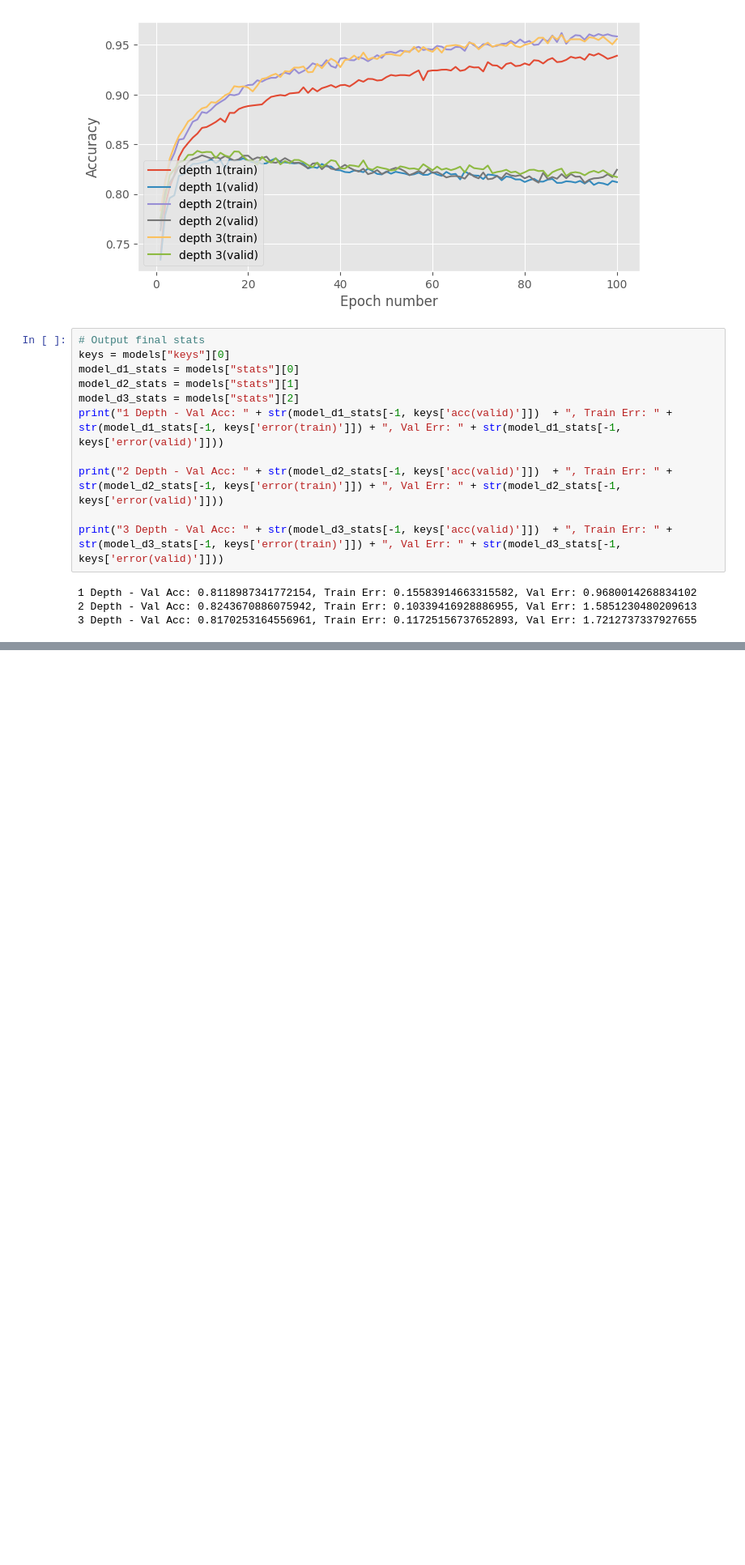
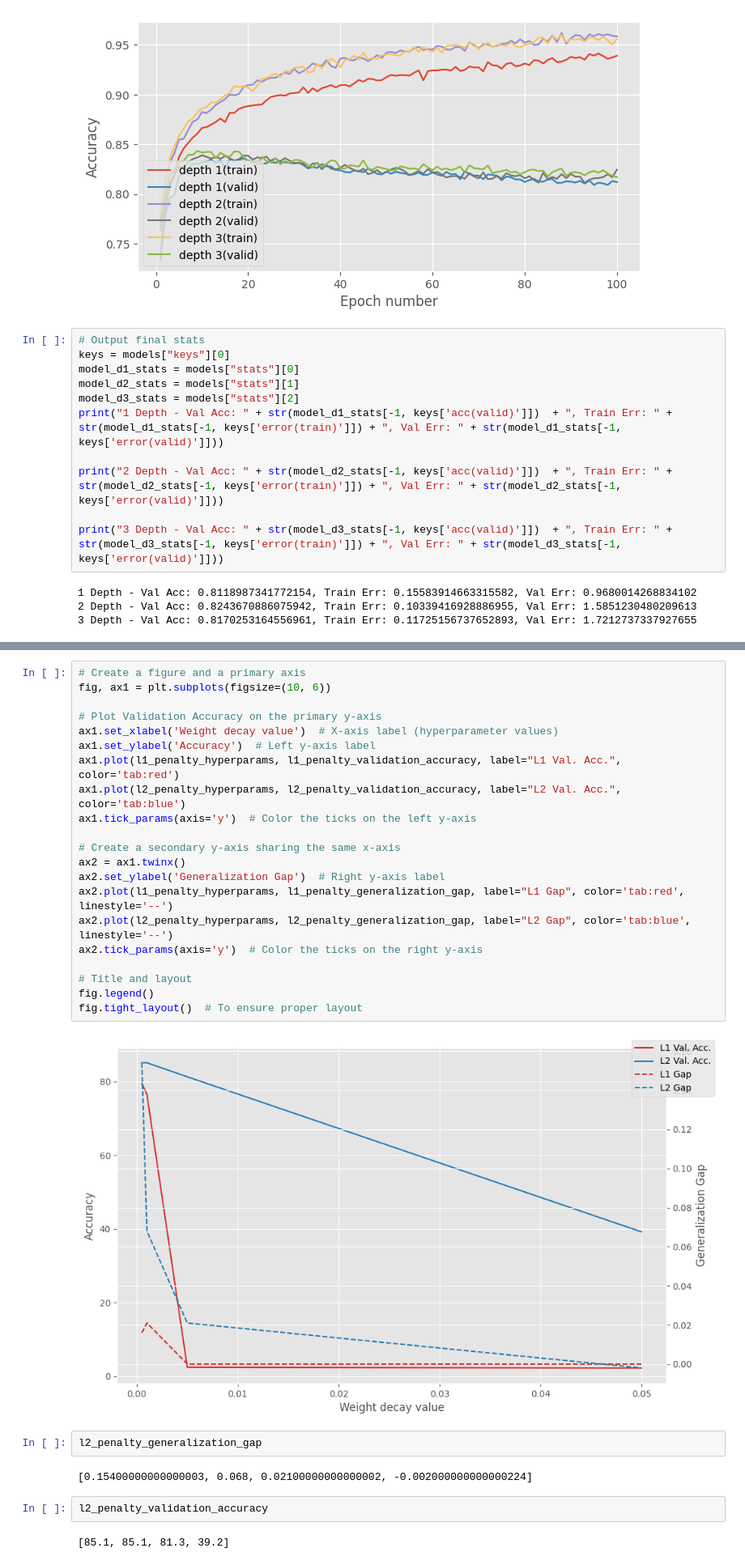
Before and after one commit to Lukas-Jurcaga/mlpractical, a Jupyter notebook: notebooks/Coursework_1.ipynb, the cells around one changed output, grey strips where cells are left out. Shown: that part at 81% size. Saved outputs shown, nothing was run; the diff lists cells and outputs as text; blank space fills up the shorter version.

```diff
--- a/notebooks/Coursework_1.ipynb
+++ b/notebooks/Coursework_1.ipynb
@@ -345,0 +446,31 @@ print("3 Depth - Val Acc: " + str(model_d3_stats[-1, keys['acc(valid)']])  + ",
+# %%
+# Create a figure and a primary axis
+fig, ax1 = plt.subplots(figsize=(10, 6))
+
+# Plot Validation Accuracy on the primary y-axis
+ax1.set_xlabel('Weight decay value')  # X-axis label (hyperparameter values)
+ax1.set_ylabel('Accuracy')  # Left y-axis label
+ax1.plot(l1_penalty_hyperparams, l1_penalty_validation_accuracy, label="L1 Val. Acc.", color='tab:red')
+ax1.plot(l2_penalty_hyperparams, l2_penalty_validation_accuracy, label="L2 Val. Acc.", color='tab:blue')
+ax1.tick_params(axis='y')  # Color the ticks on the left y-axis
+
+# Create a secondary y-axis sharing the same x-axis
+ax2 = ax1.twinx()
+ax2.set_ylabel('Generalization Gap')  # Right y-axis label
+ax2.plot(l1_penalty_hyperparams, l1_penalty_generalization_gap, label="L1 Gap", color='tab:red', linestyle='--')
+ax2.plot(l2_penalty_hyperparams, l2_penalty_generalization_gap, label="L2 Gap", color='tab:blue', linestyle='--')
+ax2.tick_params(axis='y')  # Color the ticks on the right y-axis
+
+# Title and layout
+fig.legend()
+fig.tight_layout()  # To ensure proper layout
+# %% [output]
+[figure, added]
+# %%
+l2_penalty_generalization_gap
+# %% [output]
+[0.15400000000000003, 0.068, 0.02100000000000002, -0.002000000000000224]
+# %%
+l2_penalty_validation_accuracy
+# %% [output]
+[85.1, 85.1, 81.3, 39.2]
```
Also changed, not shown: parts of 25 cells of this notebook, 1 other file.
